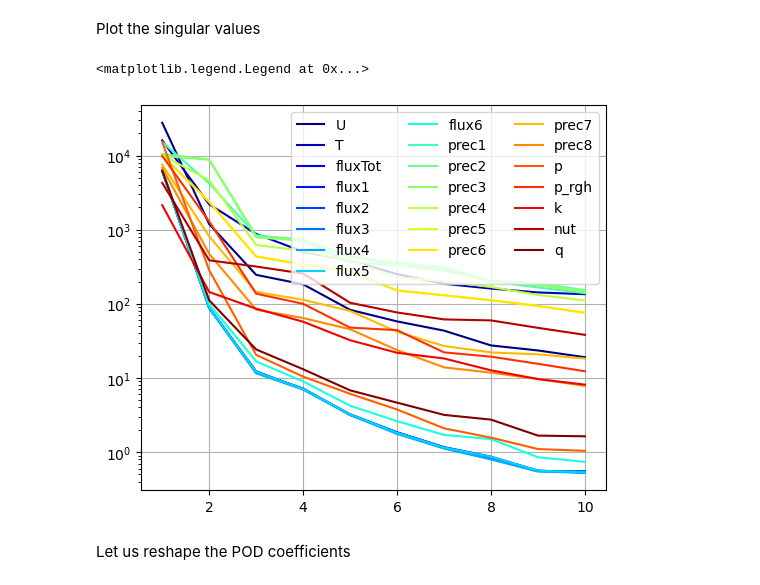
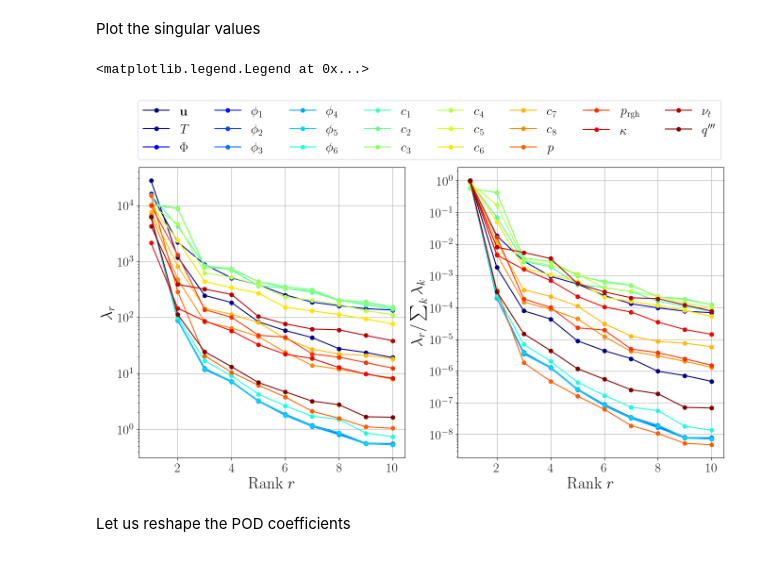
Before and after one commit to ERMETE-Lab/NuSHRED, a Jupyter notebook: Code/P2/01_svd.ipynb, the cells around one changed output. Saved outputs shown, nothing was run; the diff lists cells and outputs as text; code cells hidden in the pictures.

```diff
--- a/Code/P2/01_svd.ipynb
+++ b/Code/P2/01_svd.ipynb
@@ -247,20 +247,50 @@ for field_i, field in enumerate(var_names):
 Nmodes = np.asarray(Nmodes)
 # %% [markdown]
 Plot the singular values
-# %%
-from matplotlib import cm
-
-fig, axs = plt.subplots(nrows = 1, ncols = 1, sharex=True, figsize=(6,5))
-axs = [axs]
-colors = cm.jet(np.linspace(0,1,len(var_names)))
-for field_i, field in enumerate(var_names):
-    N_plot = np.arange(1, Nmodes[field_i]+1, 1)
-    axs[0].semilogy(N_plot, s_total[field], color=colors[field_i], label=field)
-axs[0].grid()
-axs[0].legend(ncols=3)
-# %% [output]
-<matplotlib.legend.Legend at 0x...>
-[figure, removed]
+# %%
+from matplotlib import rcParams
+rcParams.update({
+  "text.usetex": True,
+  "font.family": "serif"
+})
+
+rcParams['text.latex.preamble'] = r'\usepackage{amssymb} \usepackage{amsmath} \usepackage{amsthm} \usepackage{mathtools}'
+
+tex_var_names = [r'\mathbf{u}', 'T', '\Phi']
+energy_groups = 6
+tex_var_names.extend([r'\phi_'+str(g+1) for g in range(energy_groups)])
+
+prec_groups = 8
+tex_var_names.extend([r'c_'+str(g+1) for g in range(prec_groups)])
+
+tex_var_names.extend(['p', r'p_{\text{rgh}}', r'\kappa', r'\nu_t', "q'''"])
+
+assert len(tex_var_names) == len(var_names)
+
+fig, axs = plt.subplots(nrows = 1, ncols = 2, sharex=True, figsize=(16,8))
+
+colors = cm.jet(np.linspace(0,1,len(var_names)))
+for field_i, field in enumerate(var_names):
+    N_plot = np.arange(1, Nmodes[field_i]+1, 1)
+    axs[0].semilogy(N_plot, s_total[field], 'o-', color=colors[field_i], label='$'+tex_var_names[field_i]+'$')
+    axs[1].semilogy(N_plot, s_total[field]**2/np.sum(s_total[field]**2), 'o-', color=colors[field_i], label='$'+tex_var_names[field_i]+'$')
+
+for ax in axs:
+    ax.grid(which='major', linestyle='-')
+    # ax.grid(which='minor', linestyle=':')
+    ax.tick_params(axis='both', which='major', labelsize=20)
+    ax.set_xlabel(r'Rank $r$', fontsize=25)
+
+axs[0].set_ylabel('$\lambda_r$', fontsize=25)
+axs[1].set_ylabel('$\lambda_r/\sum_k \lambda_k$', fontsize=25)
+
+lines, labels = axs[0].get_legend_handles_labels()
+fig.legend(lines, labels, loc='upper center', bbox_to_anchor=(0.51, 1.075), ncol=8, fontsize=20)
+
+# fig.savefig('svd_sing_vals_decay.pdf', bbox_inches='tight', dpi=300)
+# %% [output]
+<matplotlib.legend.Legend at 0x...>
+[figure, added]
 # %% [markdown]
 Let us reshape the POD coefficients
 # %%
```
Also changed, not shown: parts of 1 cell of this notebook, 1 other file.
